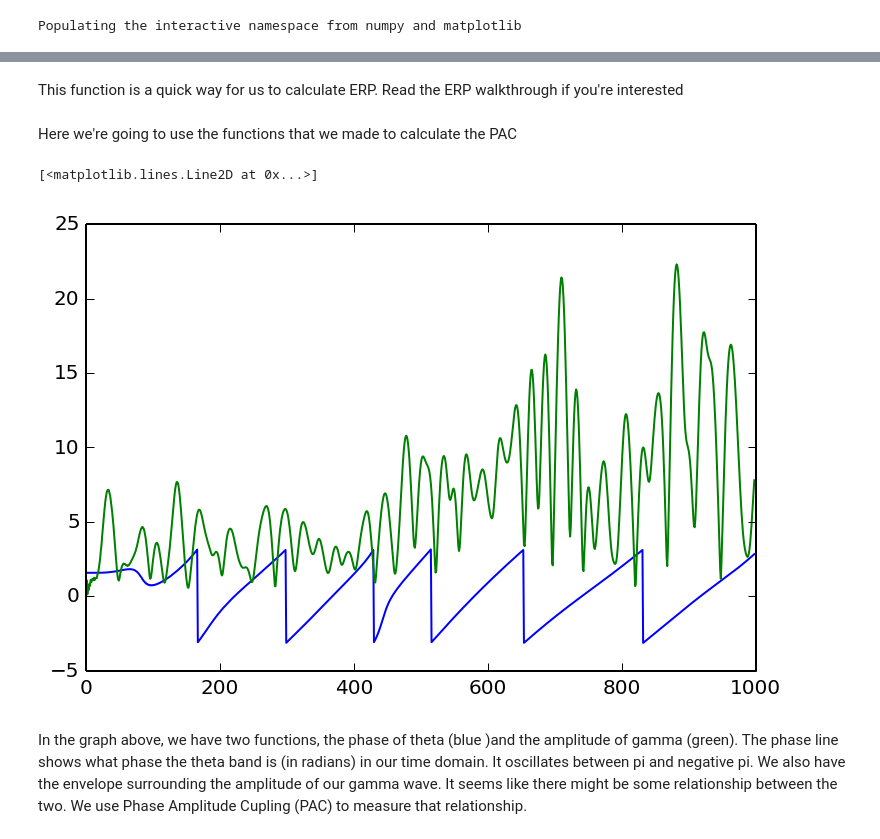
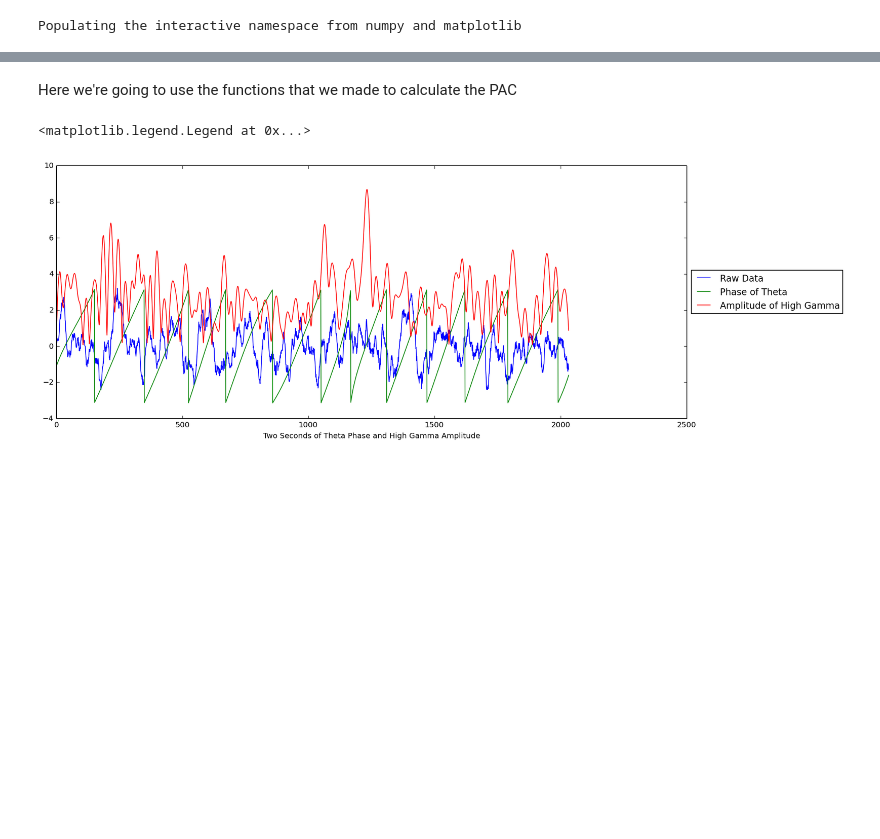
Before and after one commit to voytekresearch/Tutorials, a Jupyter notebook: Phase Amplitude Coupling Tutorial.ipynb, the cells around one changed output, grey strips where cells are left out. Drawn from its saved outputs; the diff is of its cells as text; code cells hidden in the pictures; blank space fills up the shorter version.

Commit message:
Updated tutorials and emodat

```diff
--- a/Phase Amplitude Coupling Tutorial.ipynb
+++ b/Phase Amplitude Coupling Tutorial.ipynb
@@ -18,16 +26,10 @@ from scipy.signal import butter, lfilter, hilbert
 # %% [output]
 Populating the interactive namespace from numpy and matplotlib
 # %%
-#loading EEG data
-filename = 'gdat.mat'
-filename = os.path.join('/Users/Torben/Desktop/Voytek/MATLAB/', filename)
+#loading ECoG data from local save
+filename = 'emodat.mat'
+filename = os.path.join('/Users/Torben/Desktop/Voytek_things/', filename)
 data = sp.io.loadmat(filename)
-srate = 1000;
-data = data['gdat']; # time series
-data = data[49, :];
-
-event_inds = [1034, 2133, 4681, 9960, 12574]
-baselineWindow = [-100,0]
-before = -100
-after = 500
-#print srate
+srate = data['srate'];
+data = data['data']; # time series
+data = data[0, :];
@@ -43,4 +38,5 @@ parameters to actually filter the data.
 # %%
+#filtering functions
 def butter_bandpass(lowcut, highcut, fs, order=4):
     #lowcut is the lower bound of the frequency that we want to isolate
     #hicut is the upper bound of the frequency that we want to isolate
@@ -51,10 +47,7 @@ def butter_bandpass(lowcut, highcut, fs, order=4):
     b, a = butter(order, [low, high], btype='band')
     return b, a
 
-#This function applies Butterworth filter to data
 def butter_bandpass_filter(mydata, lowcut, highcut, fs, order=4):
     b, a = butter_bandpass(lowcut, highcut, fs, order=order)
-    y = lfilter(b, a, mydata)
+    y = filtfilt(b, a, mydata)
     return y
-# %% [markdown]
-This function is a quick way for us to calculate ERP. Read the ERP walkthrough if you're interested
@@ -102,32 +54,27 @@ def ERP(data, srate, event_inds, before, after, baselineWindow = 0):
 # %% [markdown]
 Here we're going to use the functions that we made to calculate the PAC
-# %%
-#parameters
-timeWindow = [-100, 1000]
-lo_freq_phase = 4
-hi_freq_phase = 8
-lo_freq_amp = 50
-hi_freq_amp = 100
-events = event_inds
-timeWindow = [-100,500]
-
-phase_data = butter_bandpass_filter(data, lo_freq_phase, hi_freq_phase, round(srate))
-phase_data = hilbert(phase_data)
-phase_data = angle(phase_data)
-
-plot(phase_data[1:1000])
-
-amp_data = butter_bandpass_filter(data, lo_freq_amp, hi_freq_amp, round(srate))
-amp_data = hilbert(amp_data)
-amp_data = abs(amp_data)
-
-plot(amp_data[1:1000]) #let's just look at a small chunk of our data
-# %% [output]
-[<matplotlib.lines.Line2D at 0x...>]
-[figure, removed]
-# %% [markdown]
-In the graph above, we have two functions, the phase of theta (blue )and the amplitude of gamma (green).
-The phase line shows what phase the theta band is (in radians) in our time domain.
-It oscillates between pi and negative pi.
-We also have the envelope surrounding the amplitude of our gamma wave. It seems like there might be some relationship
-between the two. We use Phase Amplitude Cupling (PAC) to measure that relationship.
+# %%
+#parameters
+phase_providing_band = [4,8]; #4-8 Hz band
+amplitude_providing_band = [80, 125]; #80-125 Hz band
+
+#calculating phase of theta
+phase_data = butter_bandpass_filter(data, phase_providing_band[0], phase_providing_band[1], round(srate));
+phase_data = hilbert(phase_data);
+phase_data = angle(phase_data);
+
+#calculating amplitude envelope of high gamma
+amp_data = butter_bandpass_filter(data, amplitude_providing_band[0], amplitude_providing_band[1], round(srate));
+amp_data = hilbert(amp_data);
+amp_data = abs(amp_data);
+
+#let's look at a small chunk of our data
+figure(figsize = (15,6));
+plot((data[1:int(srate)*2]-mean(data[1:int(srate)*2]))/std(data[1:int(srate)*2]),label= 'Raw Data'); #normalized raw data
+plot(phase_data[1:int(srate)*2],label= 'Phase of Theta');
+plot(amp_data[1:int(srate)*2],label= 'Amplitude of High Gamma');
+xlabel('Two Seconds of Theta Phase and High Gamma Amplitude')
+legend(loc='center left', bbox_to_anchor=(1, 0.5))
+# %% [output]
+<matplotlib.legend.Legend at 0x...>
+[figure, added]
```
Also changed, not shown: parts of 13 cells of this notebook, 7 other files.
